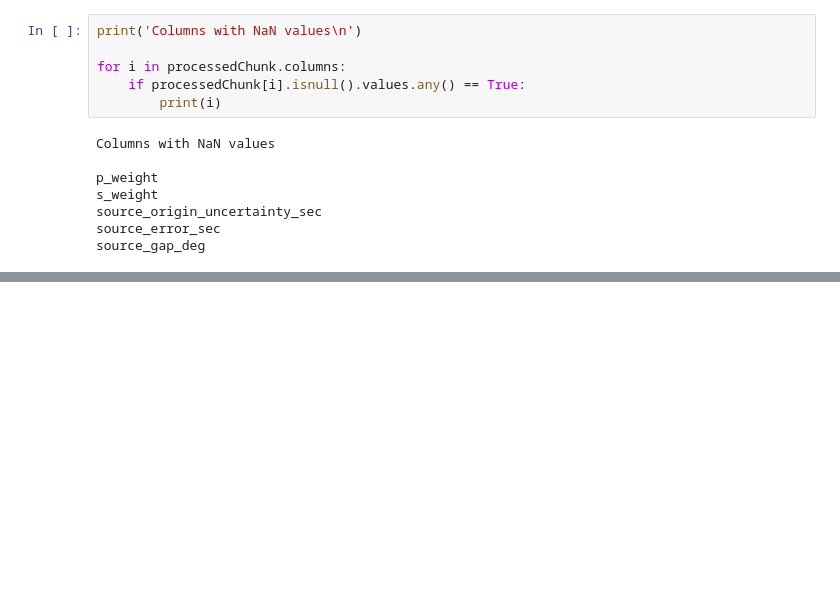
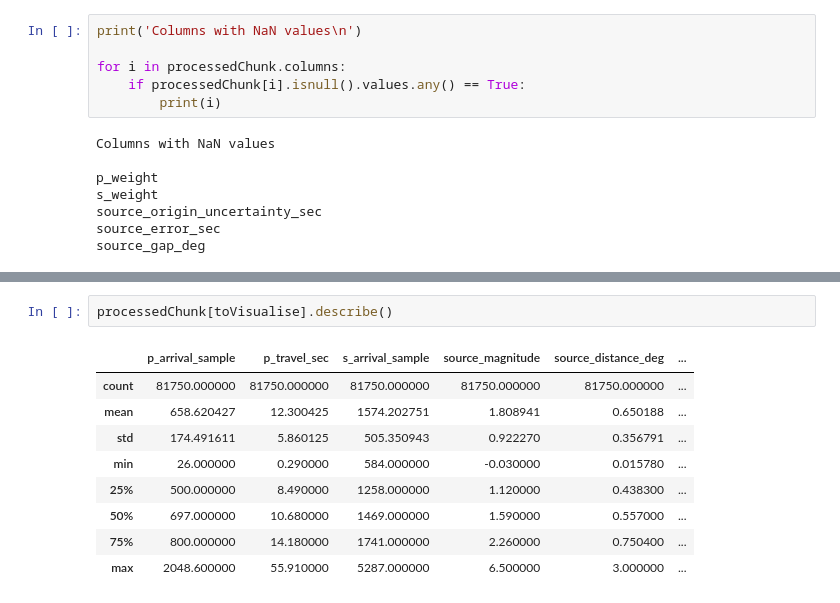
Before and after one commit to Teo-KJ/Earthquake-Waves-Classifier, a Jupyter notebook: src/1-create-spectrogram/Exploratory Data Analysis.ipynb, the cells around one changed output, grey strips where cells are left out. Cells and saved outputs as stored; diff of their text form; blank space fills up the shorter version.

```diff
--- a/src/1-create-spectrogram/Exploratory Data Analysis.ipynb
+++ b/src/1-create-spectrogram/Exploratory Data Analysis.ipynb
@@ -200,0 +202,12 @@ plt.show()
+# %%
+processedChunk[toVisualise].describe()
+# %% [output]
+|  | p_arrival_sample | p_travel_sec | s_arrival_sample | source_magnitude | source_distance_deg | ... |
+| count | 81750.000000 | 81750.000000 | 81750.000000 | 81750.000000 | 81750.000000 | ... |
+| mean | 658.620427 | 12.300425 | 1574.202751 | 1.808941 | 0.650188 | ... |
+| std | 174.491611 | 5.860125 | 505.350943 | 0.922270 | 0.356791 | ... |
+| min | 26.000000 | 0.290000 | 584.000000 | -0.030000 | 0.015780 | ... |
+| 25% | 500.000000 | 8.490000 | 1258.000000 | 1.120000 | 0.438300 | ... |
+| 50% | 697.000000 | 10.680000 | 1469.000000 | 1.590000 | 0.557000 | ... |
+| 75% | 800.000000 | 14.180000 | 1741.000000 | 2.260000 | 0.750400 | ... |
+| max | 2048.600000 | 55.910000 | 5287.000000 | 6.500000 | 3.000000 | ... |
```
Also changed, not shown: parts of 7 cells of this notebook, 1 other file.
